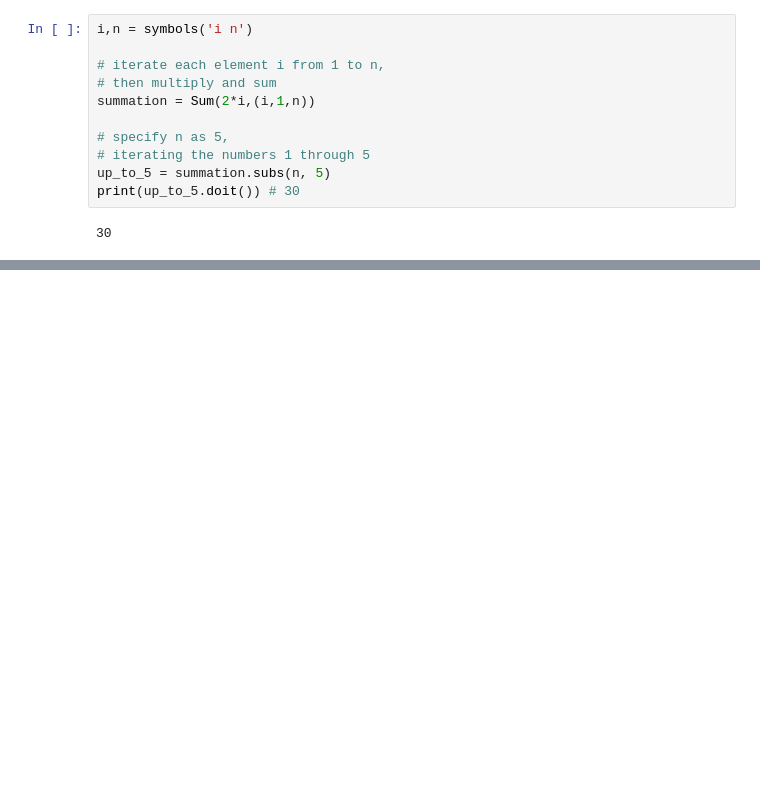
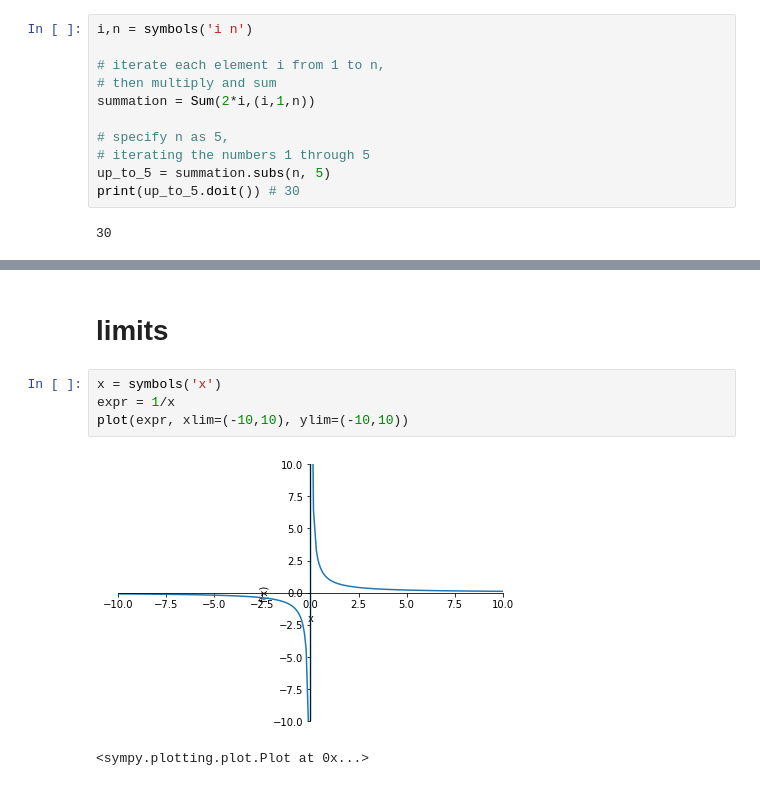
Before and after one commit to guidorice/machine-learning-demo-data, a Jupyter notebook: basic_math_and_calculus_review.ipynb, the cells around one changed output, grey strips where cells are left out. Saved outputs shown, nothing was run; the diff lists cells and outputs as text; blank space fills up the shorter version.

```diff
--- a/basic_math_and_calculus_review.ipynb
+++ b/basic_math_and_calculus_review.ipynb
@@ -48,0 +110,9 @@ print(up_to_5.doit()) # 30
+# %% [markdown]
+# limits
+# %%
+x = symbols('x')
+expr = 1/x
+plot(expr, xlim=(-10,10), ylim=(-10,10))
+# %% [output]
+[figure, added]
+<sympy.plotting.plot.Plot at 0x...>
```
Also changed, not shown: parts of 30 cells of this notebook, 1 other file.
